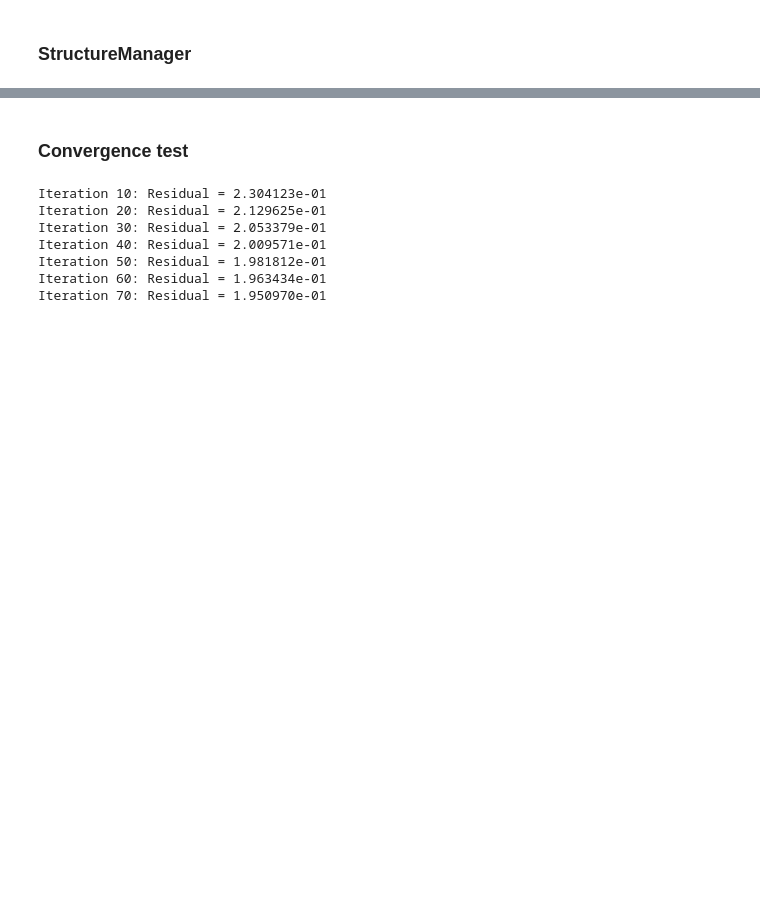
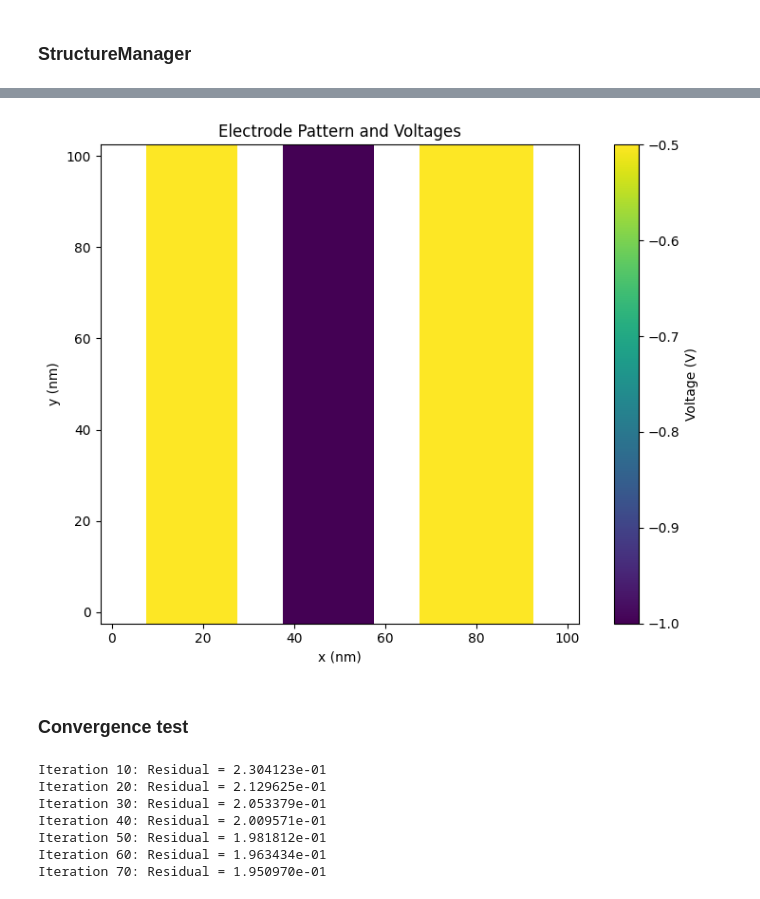
Before and after one commit to oiwalab/Poisson-SOR, a Jupyter notebook: manual_test.ipynb, the cells around one changed output, grey strips where cells are left out. Cells and saved outputs as stored; diff of their text form; code cells hidden in the pictures; blank space fills up the shorter version.

```diff
--- a/manual_test.ipynb
+++ b/manual_test.ipynb
@@ -18,3 +17,14 @@ TypeError: unsupported operand type(s) for /: 'str' and 'str'
+# %%
+x = np.linspace(0, manager.size_x, manager.nx)
+y = np.linspace(0, manager.size_y, manager.ny)
+
+visualizer.plot_electrode_pattern(
+    manager.electrode_mask,
+    manager.electrode_voltages,
+    x, y, z_index=1,
+)
+# %% [output]
+[figure, added]
 # %% [markdown]
 ### Convergence test
 # %%
```
Also changed, not shown: parts of 2 cells of this notebook, 2 other files.
